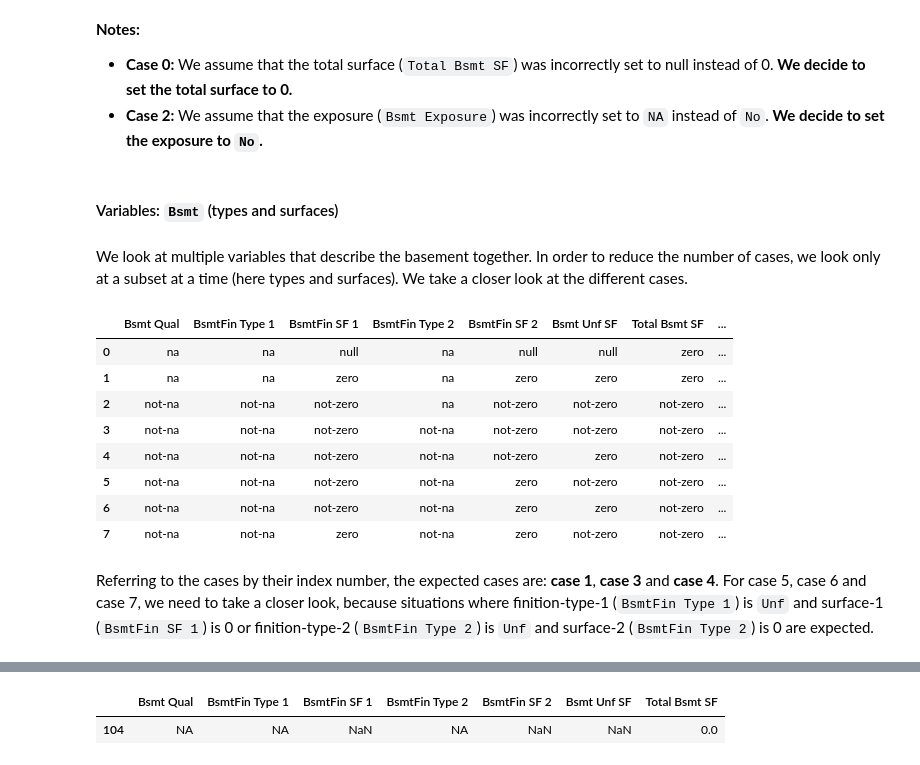
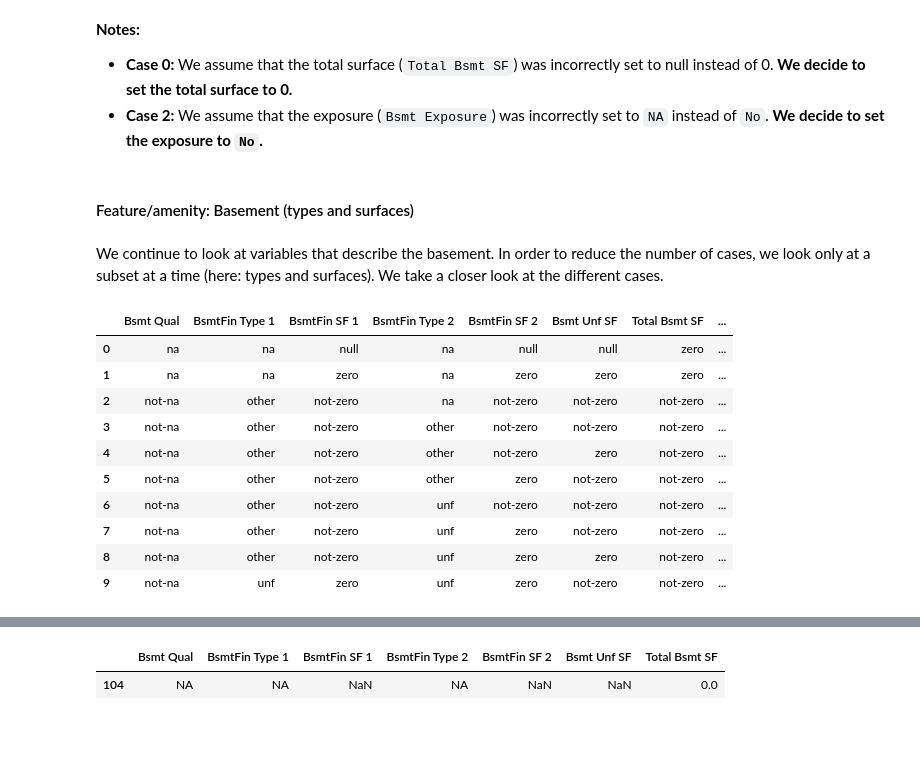
Before and after one commit to jeanrichard/epflx-adsml19-course3-project, a Jupyter notebook: house-prices/house-prices-solution-WIP.ipynb, the cells around one changed output, grey strips where cells are left out. Cells and saved outputs as stored; diff of their text form; code cells hidden in the pictures; blank space fills up the shorter version.

```diff
--- a/house-prices/house-prices-solution-WIP.ipynb
+++ b/house-prices/house-prices-solution-WIP.ipynb
@@ -411,8 +421,17 @@ We look at the variables that describe the masonry veneer together. We take a cl
+# %%
+def label_na(val: str) -> bool:
+    return 'na' if val == 'NA' else 'not-na'
+
+def label_none(val: str) -> bool:
+    return 'none' if val == 'None' else 'not-none'
+
+def label_zero(val: T.Union[int, float]) -> float:
+    return 'zero' if val == 0 else 'not-zero'
 # %%
 names = ['Mas Vnr Type', 'Mas Vnr Area']
 df_category, df_case = utils.categorize(df_all, [
-    ('Mas Vnr Type', 'none', 'not-none', lambda series: series.isin(['None'])),
-    ('Mas Vnr Area', 'zero', 'not-zero', lambda series: series == 0)
+    ('Mas Vnr Type', label_none),
+    ('Mas Vnr Area', label_zero)
 ])
 df_case
 # %% [output]
@@ -458,13 +477,18 @@ values.append('Unknown')  # nominal
 
 # Case 0:
 mask_0 = utils.mask_for_case(df_category, df_case, 0)
-df_all.loc[mask_0 & (df_all['Mas Vnr Area'] == 1.0), ['Mas Vnr Type', 'Mas Vnr Area']] = ('Unknown', 0)
-df_all.loc[mask_0 & (df_all['Mas Vnr Area'] != 1.0), ['Mas Vnr Type']] = 'Unknown'
+rows_0a = df_all.loc[mask_0 & (df_all['Mas Vnr Area'] == 1.0)].copy()
+rows_0b = df_all.loc[mask_0 & (df_all['Mas Vnr Area'] != 1.0)].copy()
+rows_0a.loc[:, ['Mas Vnr Type', 'Mas Vnr Area']] = ('None', 0)
+rows_0b.loc[:, ['Mas Vnr Type']] = 'Unknown'
+df_all.loc[rows_0a.index] = rows_0a
+df_all.loc[rows_0b.index] = rows_0b
 
 # Case 3:
 mask_3 = utils.mask_for_case(df_category, df_case, 3)
 median_by_neighborhood = utils.get_median_by(df_all, 'Mas Vnr Area', by='Neighborhood')
 df_all.loc[mask_3, 'Mas Vnr Area'] = df_all.loc[mask_3, 'Neighborhood'].map(median_by_neighborhood)
+df_all.loc[mask_3 & (df_all['Mas Vnr Area'] == 0), ['Mas Vnr Type']] = 'None'
 
 # Case 4:
 mask_4 = utils.mask_for_case(df_category, df_case, 4)
@@ -476,10 +500,10 @@ We look at multiple variables that describe the basement together. In order to r
 # %%
 names = ['Bsmt Qual', 'Bsmt Cond', 'Bsmt Exposure', 'Total Bsmt SF']
 df_category, df_case = utils.categorize(df_all, [
-    ('Bsmt Qual', 'na', 'not-na', lambda series: series.isin(['NA'])),
-    ('Bsmt Cond', 'na', 'not-na', lambda series: series.isin(['NA'])),
-    ('Bsmt Exposure', 'na', 'not-na', lambda series: series.isin(['NA'])),
-    ('Total Bsmt SF', 'zero', 'not-zero', lambda series: series == 0)
+    ('Bsmt Qual', label_na),
+    ('Bsmt Cond', label_na),
+    ('Bsmt Exposure', label_na),
+    ('Total Bsmt SF', label_zero)
 ])
 df_case
 # %% [output]
@@ -518,30 +542,30 @@ df_all.loc[mask_0, 'Total Bsmt SF'] = 0
 mask_2 = utils.mask_for_case(df_category, df_case, 2)
 df_all.loc[mask_2, 'Bsmt Exposure'] = 'No'
 # %% [markdown]
-#### Variables: `Bsmt` (types and surfaces)
+#### Feature/amenity: Basement (types and surfaces)
 # %% [markdown]
-We look at multiple variables that describe the basement together. In order to reduce the number of cases, we look only at a subset at a time (here types and surfaces). We take a closer look at the different cases.
+We continue to look at variables that describe the basement. In order to reduce the number of cases, we look only at a subset at a time (here: types and surfaces). We take a closer look at the different cases.
 # %%
 names = ['Bsmt Qual', 'BsmtFin Type 1', 'BsmtFin SF 1', 'BsmtFin Type 2', 'BsmtFin SF 2', 'Bsmt Unf SF', 'Total Bsmt SF']
 df_category, df_case = utils.categorize(df_all, [
-    ('Bsmt Qual', 'na', 'not-na', lambda series: series.isin(['NA'])),
-    ('BsmtFin Type 1', 'na', 'not-na', lambda series: series.isin(['NA'])),
-    ('BsmtFin SF 1', 'zero', 'not-zero', lambda series: series == 0),
-    ('BsmtFin Type 2', 'na', 'not-na', lambda series: series.isin(['NA'])),
-    ('BsmtFin SF 2', 'zero', 'not-zero', lambda series: series == 0),
-    ('Bsmt Unf SF', 'zero', 'not-zero', lambda series: series == 0),
-    ('Total Bsmt SF', 'zero', 'not-zero', lambda series: series == 0)
+    ('Bsmt Qual', label_na),
+    ('BsmtFin Type 1', lambda val: 'na' if val == 'NA' else 'unf' if val == "Unf" else 'other'),
+    ('BsmtFin SF 1', label_zero),
+    ('BsmtFin Type 2', lambda val: 'na' if val == 'NA' else 'unf' if val == "Unf" else 'other'),
+    ('BsmtFin SF 2', label_zero),
+    ('Bsmt Unf SF', label_zero),
+    ('Total Bsmt SF', label_zero)
 ])
 df_case
 # %% [output]
 |  | Bsmt Qual | BsmtFin Type 1 | BsmtFin SF 1 | BsmtFin Type 2 | BsmtFin SF 2 | Bsmt Unf SF | Total Bsmt SF | ... |
 | 0 | na | na | null | na | null | null | zero | ... |
 | 1 | na | na | zero | na | zero | zero | zero | ... |
-| 2 | not-na | not-na | not-zero | na | not-zero | not-zero | not-zero | ... |
-| 3 | not-na | not-na | not-zero | not-na | not-zero | not-zero | not-zero | ... |
-| 4 | not-na | not-na | not-zero | not-na | not-zero | zero | not-zero | ... |
-| 5 | not-na | not-na | not-zero | not-na | zero | not-zero | not-zero | ... |
-| 6 | not-na | not-na | not-zero | not-na | zero | zero | not-zero | ... |
-| 7 | not-na | not-na | zero | not-na | zero | not-zero | not-zero | ... |
+| 2 | not-na | other | not-zero | na | not-zero | not-zero | not-zero | ... |
+| 3 | not-na | other | not-zero | other | not-zero | not-zero | not-zero | ... |
+| 4 | not-na | other | not-zero | other | not-zero | zero | not-zero | ... |
+| 5 | not-na | other | not-zero | other | zero | not-zero | not-zero | ... |
+| 6 | not-na | other | not-zero | unf | not-zero | not-zero | not-zero | ... |
+| 7 | not-na | other | not-zero | unf | zero | not-zero | not-zero | ... |
+| 8 | not-na | other | not-zero | unf | zero | zero | not-zero | ... |
+| 9 | not-na | unf | zero | unf | zero | not-zero | not-zero | ... |
-# %% [markdown]
-Referring to the cases by their index number, the expected cases are: **case 1**, **case 3** and **case 4**. For case 5, case 6 and case 7, we need to take a closer look, because situations where finition-type-1 (`BsmtFin Type 1`) is `Unf` and surface-1 (`BsmtFin SF 1`) is 0 or finition-type-2 (`BsmtFin Type 2`) is `Unf` and surface-2 (`BsmtFin Type 2`) is 0 are expected.
```
Also changed, not shown: parts of 88 cells of this notebook, 2 other files.
